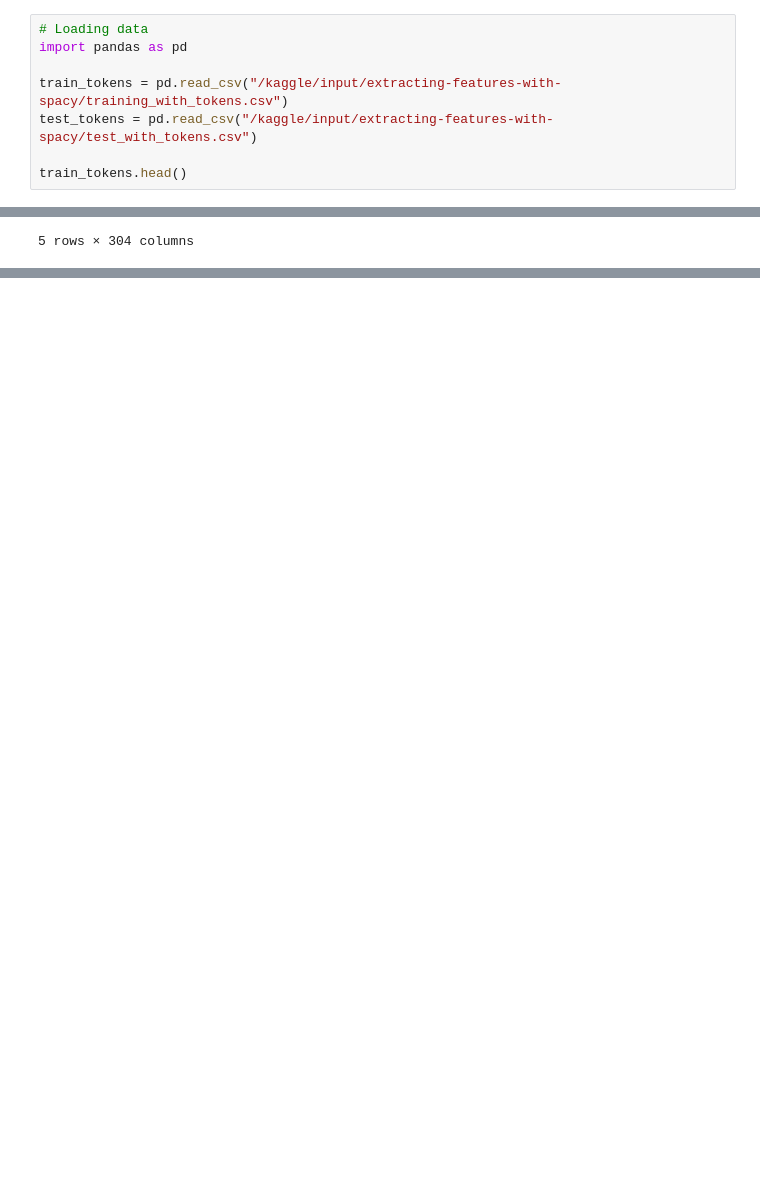
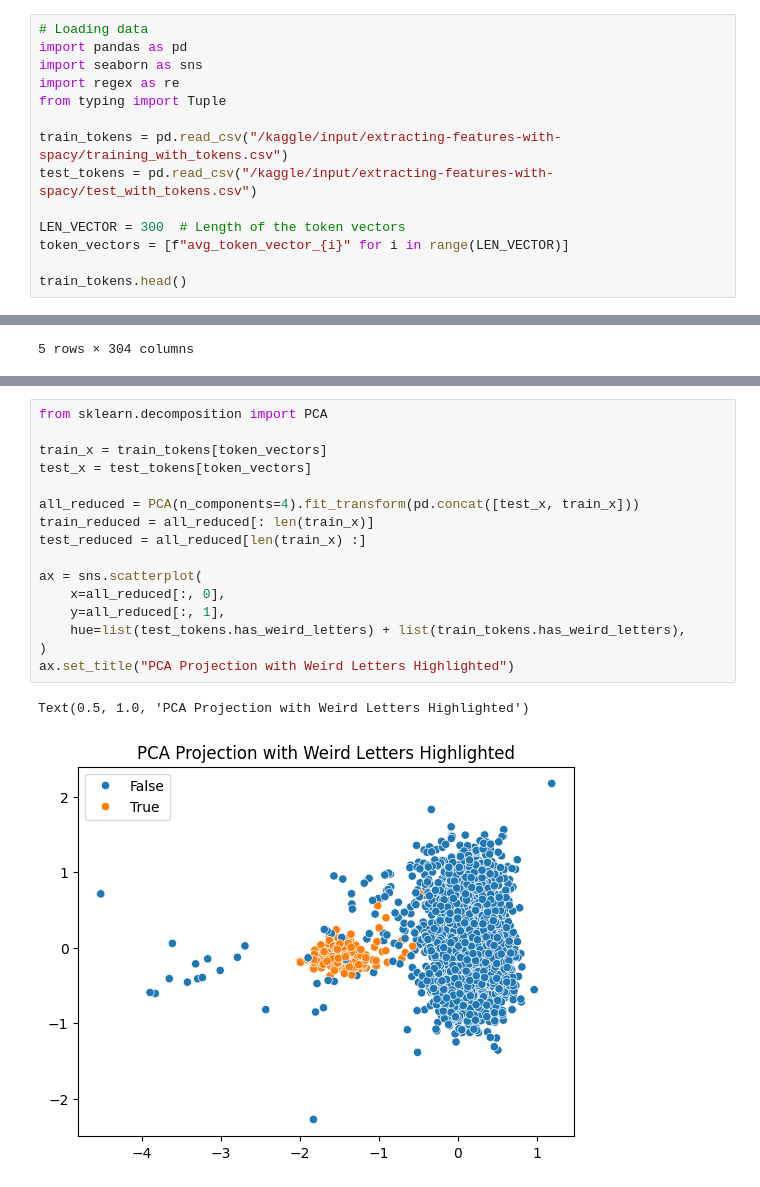
Before and after one commit to wagenrace/kaggle-notebooks, a Jupyter notebook: Dimenions_reduction.ipynb, the cells around one changed output, grey strips where cells are left out. Drawn from its saved outputs; the diff is of its cells as text; blank space fills up the shorter version.

```diff
--- a/Dimenions_reduction.ipynb
+++ b/Dimenions_reduction.ipynb
@@ -1,10 +1,16 @@
 # %%
 # Loading data
 import pandas as pd
+import seaborn as sns
+import regex as re
+from typing import Tuple
 
 train_tokens = pd.read_csv("/kaggle/input/extracting-features-with-spacy/training_with_tokens.csv")
 test_tokens = pd.read_csv("/kaggle/input/extracting-features-with-spacy/test_with_tokens.csv")
 
+LEN_VECTOR = 300  # Length of the token vectors
+token_vectors = [f"avg_token_vector_{i}" for i in range(LEN_VECTOR)]
+
 train_tokens.head()
 # %% [output]
 |  | article_id | file_id | text | is_real | avg_token_vector_0 | avg_token_vector_1 | avg_token_vector_2 | ... |
@@ -16,0 +77,19 @@ train_tokens.head()
+# %%
+from sklearn.decomposition import PCA
+
+train_x = train_tokens[token_vectors]
+test_x = test_tokens[token_vectors]
+
+all_reduced = PCA(n_components=4).fit_transform(pd.concat([test_x, train_x]))
+train_reduced = all_reduced[: len(train_x)]
+test_reduced = all_reduced[len(train_x) :]
+
+ax = sns.scatterplot(
+    x=all_reduced[:, 0],
+    y=all_reduced[:, 1],
+    hue=list(test_tokens.has_weird_letters) + list(train_tokens.has_weird_letters),
+)
+ax.set_title("PCA Projection with Weird Letters Highlighted")
+# %% [output]
+Text(0.5, 1.0, 'PCA Projection with Weird Letters Highlighted')
+[figure, added]
```
Also changed, not shown: parts of 14 cells of this notebook.
